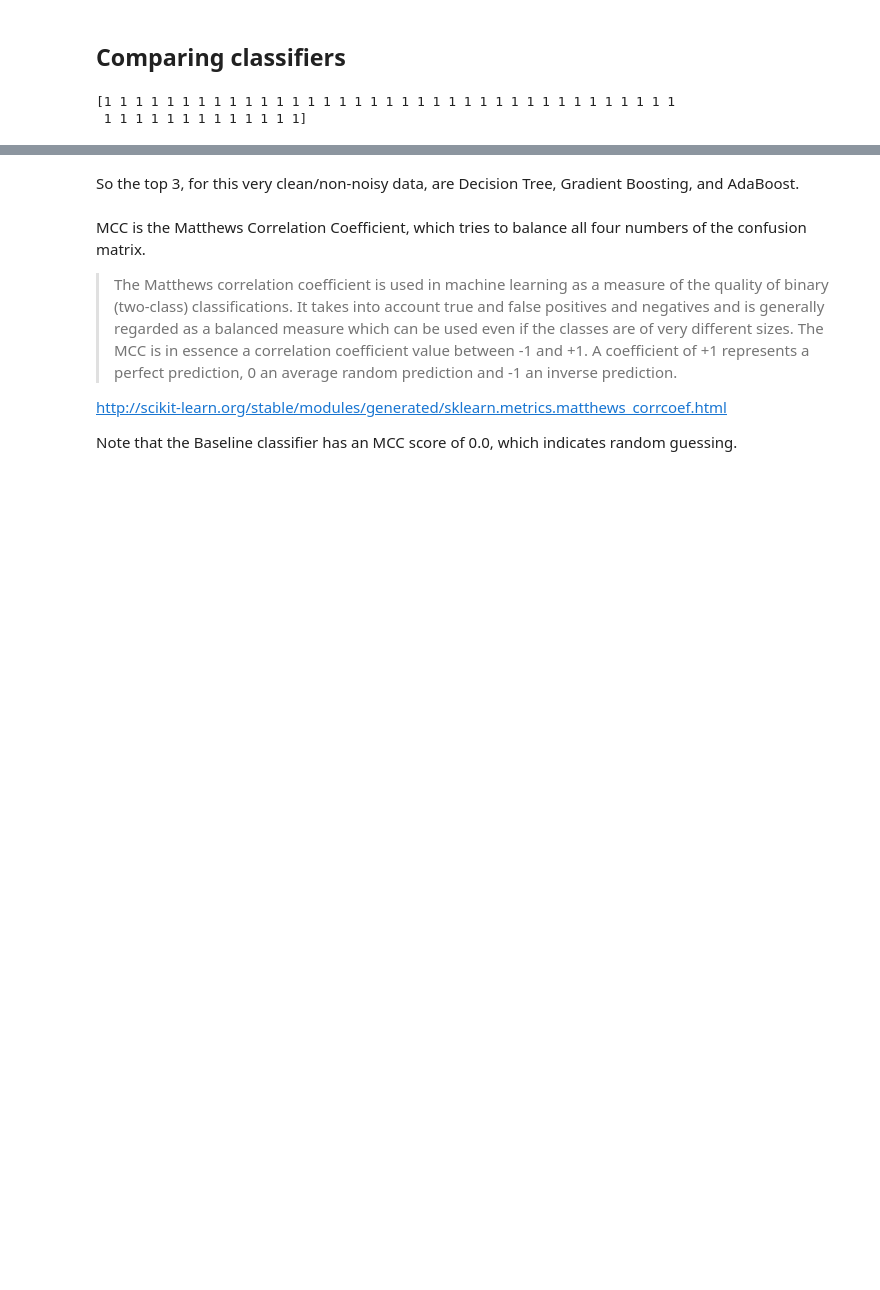
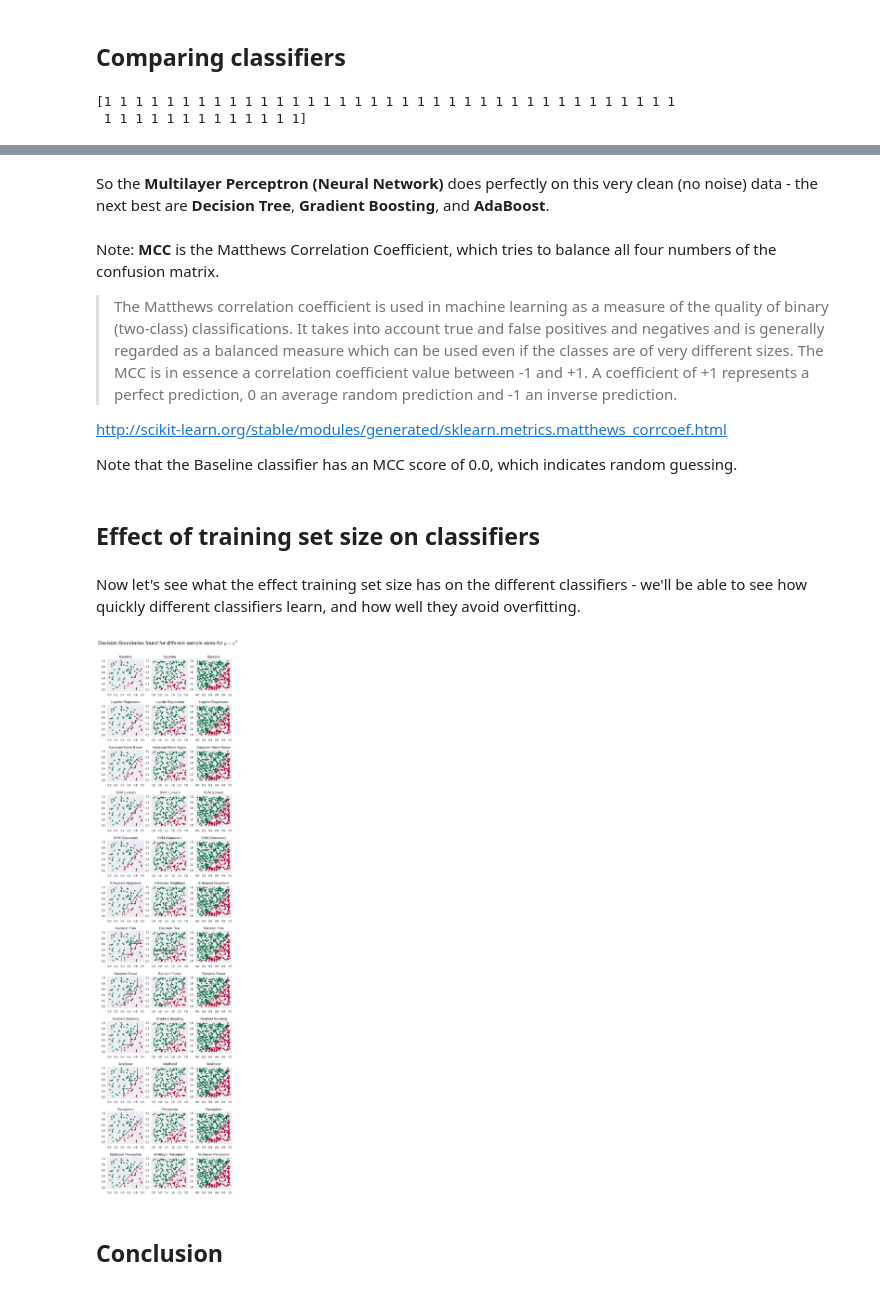
Before and after one commit to bburns/Exploring-Machine-Learning, a Jupyter notebook: Classification/Classification.ipynb, the cells around one changed output, grey strips where cells are left out. Cells and saved outputs as stored; diff of their text form; code cells hidden in the pictures; blank space fills up the shorter version.

```diff
--- a/Classification/Classification.ipynb
+++ b/Classification/Classification.ipynb
@@ -387,11 +389,59 @@ results.sort('MCC',ascending=False)
 | 0 | Baseline | 0.70 | 0.700000 | 1.000000 | 0.823529 | 0.576471 | 0.000000 |
 # %% [markdown]
-So the top 3, for this very clean/non-noisy data, are Decision Tree, Gradient Boosting, and AdaBoost.
+So the **Multilayer Perceptron (Neural Network)** does perfectly on this very clean (no noise) data - the next best are **Decision Tree**, **Gradient Boosting**, and **AdaBoost**.
 # %% [markdown]
-MCC is the Matthews Correlation Coefficient, which tries to balance all four numbers of the confusion matrix.
+Note: **MCC** is the Matthews Correlation Coefficient, which tries to balance all four numbers of the confusion matrix.
 
 > The Matthews correlation coefficient is used in machine learning as a measure of the quality of binary (two-class) classifications. It takes into account true and false positives and negatives and is generally regarded as a balanced measure which can be used even if the classes are of very different sizes. The MCC is in essence a correlation coefficient value between -1 and +1. A coefficient of +1 represents a perfect prediction, 0 an average random prediction and -1 an inverse prediction.
 
 http://scikit-learn.org/stable/modules/generated/sklearn.metrics.matthews_corrcoef.html
 
 Note that the Baseline classifier has an MCC score of 0.0, which indicates random guessing.
+# %% [markdown]
+## Effect of training set size on classifiers
+# %% [markdown]
+Now let's see what the effect training set size has on the different classifiers - we'll be able to see how quickly different classifiers learn, and how well they avoid overfitting.
+# %%
+# make a plot function
+def compareClassifiers2(classifiers, sample_sizes):
+    "Fit classifiers to different sizes of training data, show results in chart"
+
+    nrows = len(classifiers)
+    ncols = len(sample_sizes)
+
+    fig = plt.figure(figsize=(8,32))
+
+    for col, sample_size in enumerate(sample_sizes):
+        data = getSamples(sample_size)
+
+        # split data into features (X) and outcomes (y),
+        # which is how sklearn prefers to deal with the data.
+        X = data[['x','y']]
+        y = data['label']
+
+        # split into training and test data
+        X_train, X_test, y_train, y_test = train_test_split(X, y, train_size=0.8, random_state=seed)
+
+        for row, classifier_name in enumerate(classifiers):
+
+            clf = classifiers[classifier_name]
+
+            # train model
+            clf.fit(X_train, y_train)
+
+            # predict labels
+            y_predict = clf.predict(X_test)
+
+            # plot data
+            iplot = row*ncols + col + 1
+            plt.subplot(nrows, ncols, iplot)
+            plotDataAndModel(X_train, y_train, clf, classifier_name)
+            #plotDataAndModel(X_test, y_test, clf, classifier_name)
+
+    fig.suptitle('Decision Boundaries found for different sample sizes for $y=x^2$', fontsize=18)
+    plt.subplots_adjust(top=0.95, hspace=0.4)
+# %%
+sample_sizes = [100,250,500]
+compareClassifiers2(classifiers, sample_sizes)
+# %% [output]
+[figure, added]
@@ -397,0 +451,2 @@ Note that the Baseline classifier has an MCC score of 0.0, which indicates rando
+# %% [markdown]
+## Conclusion
```
Also changed, not shown: parts of 19 cells of this notebook.
